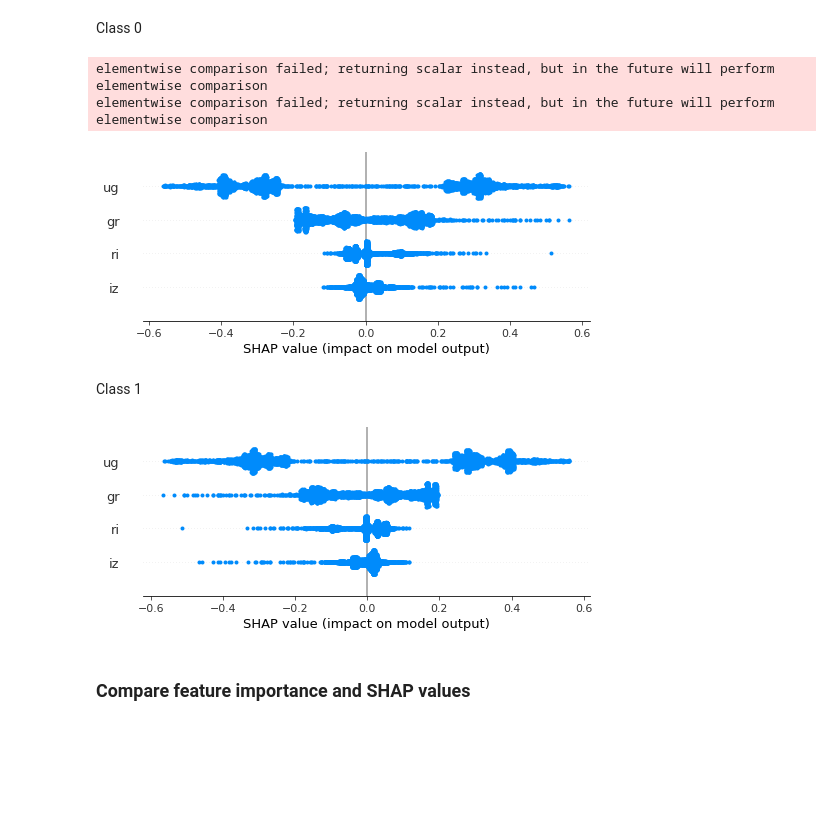
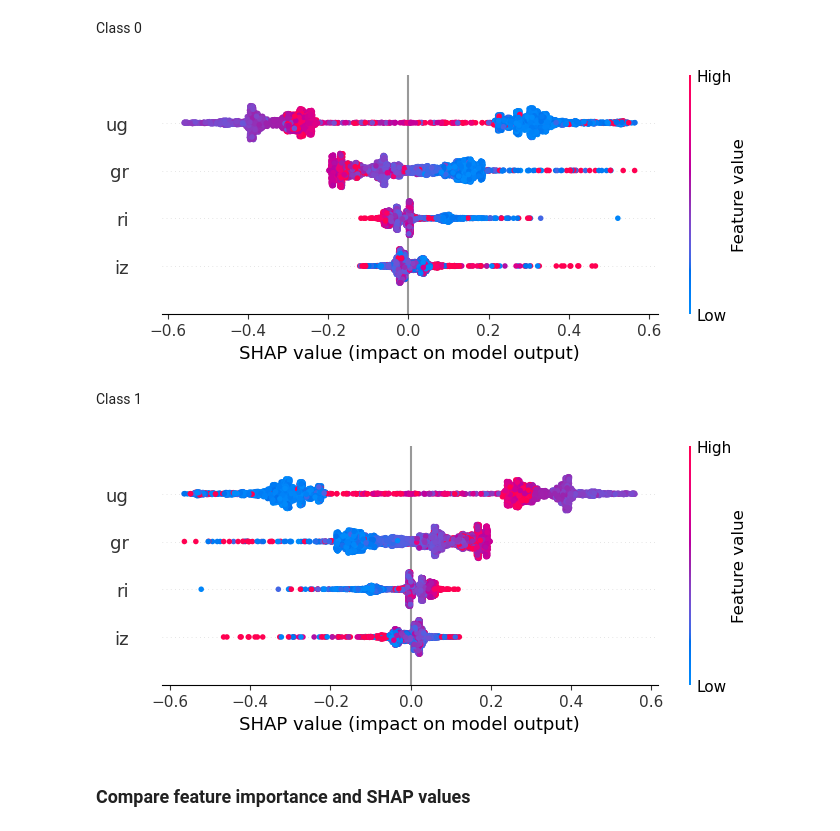
Before and after one commit to fforster/AS4501, a Jupyter notebook: ML_interpretability/ML_interpretability.ipynb, the cells around one changed output. Saved outputs shown, nothing was run; the diff lists cells and outputs as text; code cells hidden in the pictures; blank space fills up the shorter version.

```diff
--- a/ML_interpretability/ML_interpretability.ipynb
+++ b/ML_interpretability/ML_interpretability.ipynb
@@ -696,17 +859,15 @@ shap.summary_plot([shap_values_test.values[:, :, 0], shap_values_test.values[:,
 # %% [markdown]
 Class 0
 # %%
-shap.plots.beeswarm(shap.Explanation(shap_values_test.values[:, :, 0], base_values=shap_values_test.base_values, feature_names=X_test.columns))
+shap.plots.beeswarm(shap_values_test[..., 0])  # class 0 (QSO)
 # %% [output]
-elementwise comparison failed; returning scalar instead, but in the future will perform elementwise comparison
-elementwise comparison failed; returning scalar instead, but in the future will perform elementwise comparison
-[figure, old version]
+[figure, new version]
 # %% [markdown]
 Class 1
 # %%
-shap.plots.beeswarm(shap.Explanation(shap_values_test.values[:, :, 1], base_values=shap_values_test.base_values, feature_names=X_test.columns))
+shap.plots.beeswarm(shap_values_test[..., 1])  # class 1 (star)
 # %% [output]
-[figure, old version]
+[figure, new version]
 # %% [markdown]
 ### Compare feature importance and SHAP values
 # %%
```
Also changed, not shown: parts of 58 cells of this notebook.
